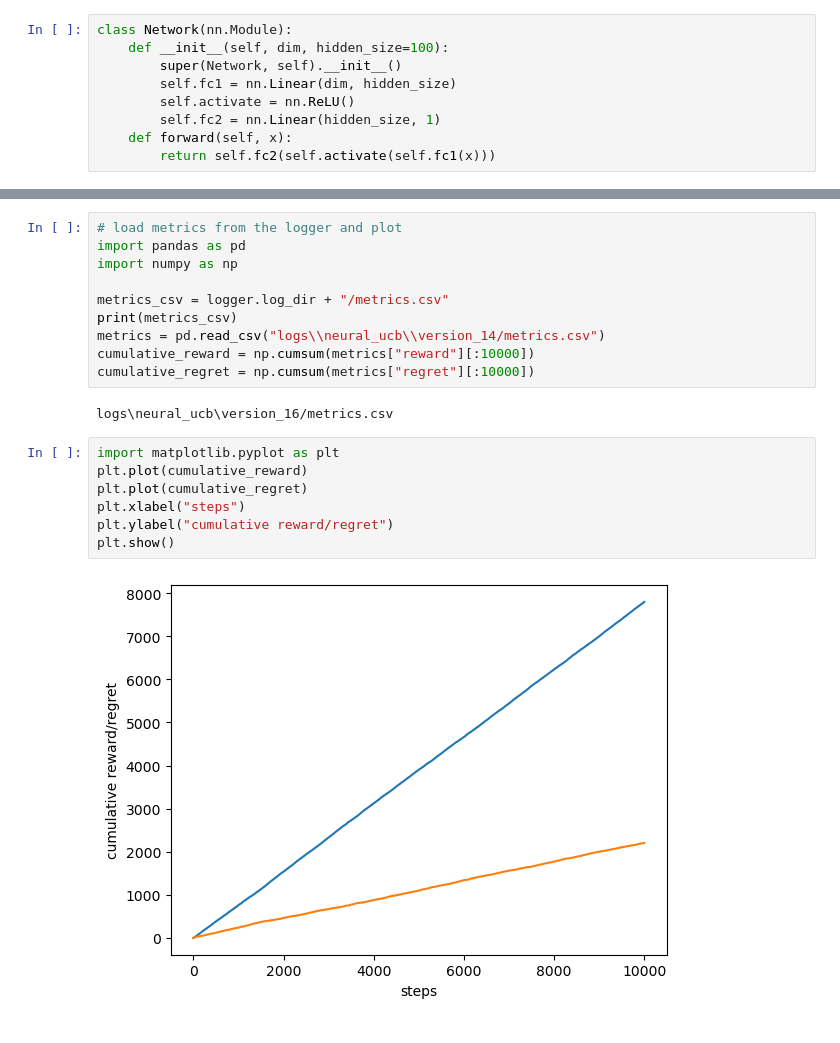
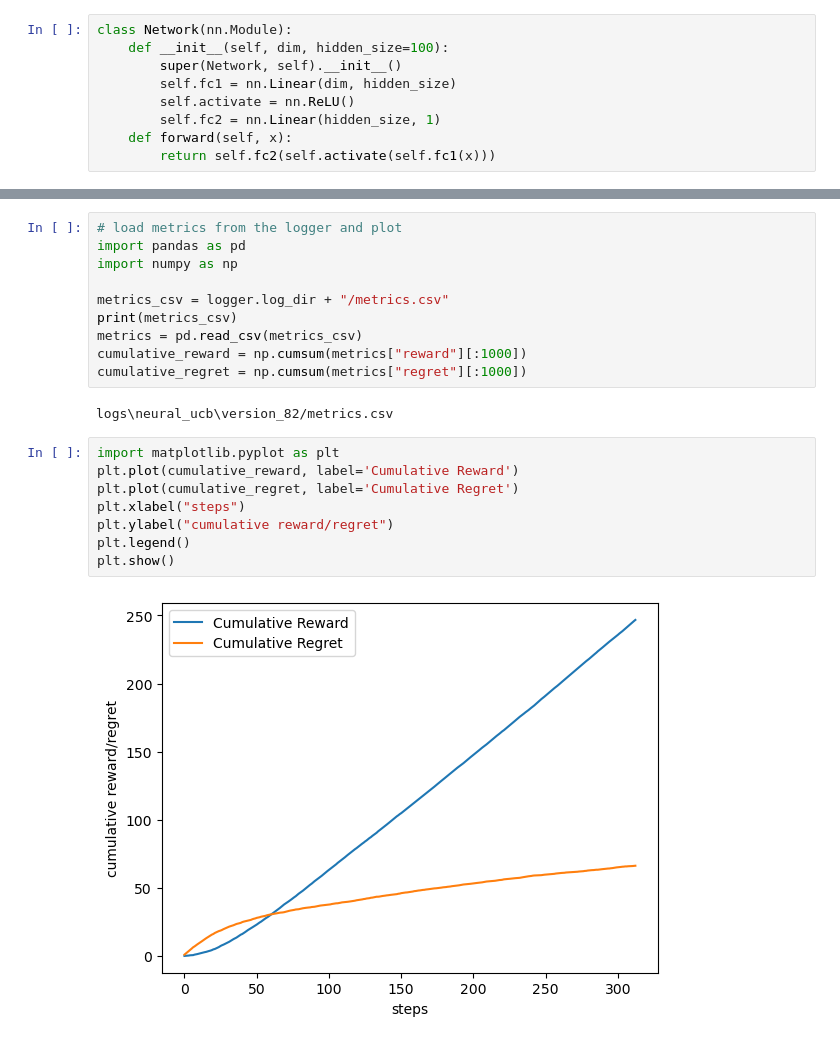
Before and after one commit to neural-bandits/calvera, a Jupyter notebook: examples/neuralucb.ipynb, the cells around one changed output, grey strips where cells are left out. Drawn from its saved outputs; the diff is of its cells as text.

```diff
--- a/examples/neuralucb.ipynb
+++ b/examples/neuralucb.ipynb
@@ -64,19 +75,20 @@ import numpy as np
 
 metrics_csv = logger.log_dir + "/metrics.csv"
 print(metrics_csv)
-metrics = pd.read_csv("logs\\neural_ucb\\version_14/metrics.csv")
-cumulative_reward = np.cumsum(metrics["reward"][:10000])
-cumulative_regret = np.cumsum(metrics["regret"][:10000])
+metrics = pd.read_csv(metrics_csv)
+cumulative_reward = np.cumsum(metrics["reward"][:1000])
+cumulative_regret = np.cumsum(metrics["regret"][:1000])
 # %% [output]
-logs\neural_ucb\version_16/metrics.csv
+logs\neural_ucb\version_82/metrics.csv
 # %%
 import matplotlib.pyplot as plt
-plt.plot(cumulative_reward)
-plt.plot(cumulative_regret)
+plt.plot(cumulative_reward, label='Cumulative Reward')
+plt.plot(cumulative_regret, label='Cumulative Regret')
 plt.xlabel("steps")
 plt.ylabel("cumulative reward/regret")
+plt.legend()
 plt.show()
 # %% [output]
-[figure, old version]
+[figure, new version]
 # %%
 # average reward
```
Also changed, not shown: parts of 5 cells of this notebook.
